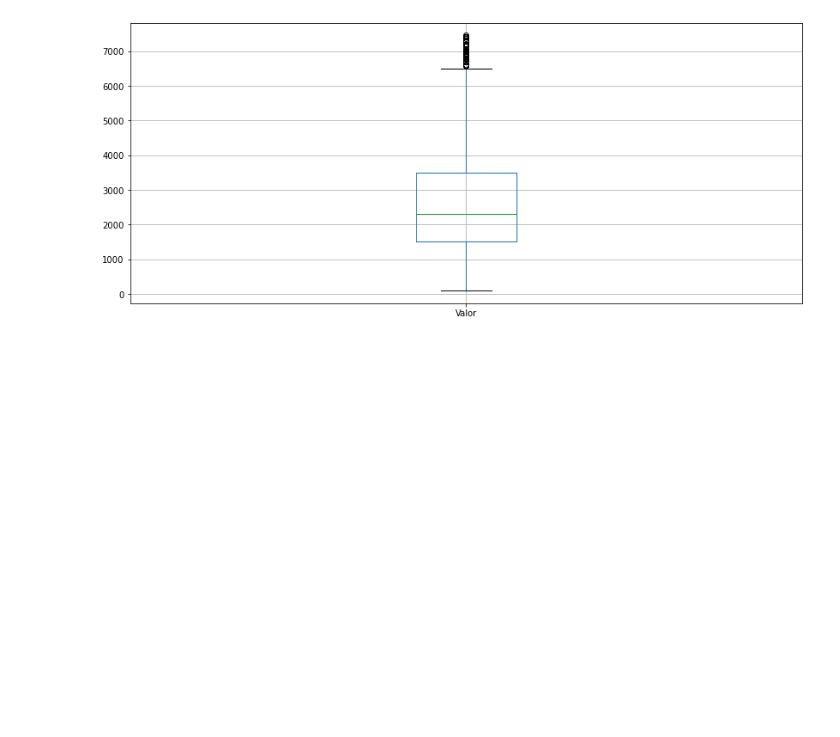
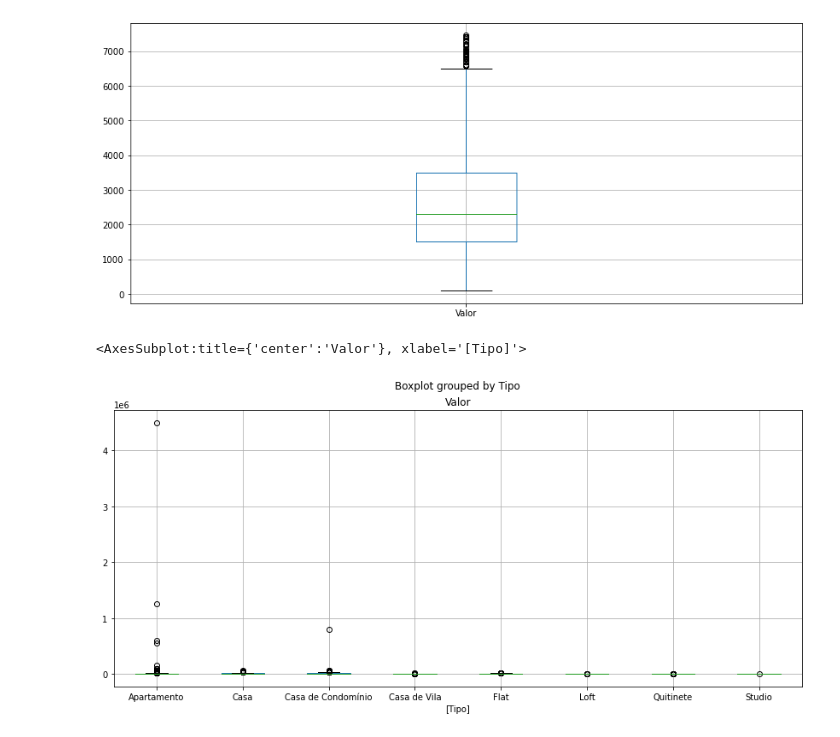
Before and after one commit to RenanLacana/Pandas_Data-Science, a Jupyter notebook: Pandas/Removendo Outliers.ipynb, the cells around one changed output. Saved outputs shown, nothing was run; the diff lists cells and outputs as text; code cells hidden in the pictures; blank space fills up the shorter version.

```diff
--- a/Pandas/Removendo Outliers.ipynb
+++ b/Pandas/Removendo Outliers.ipynb
@@ -32,3 +32,8 @@ dados_new.boxplot(['Valor'])
 # %% [output]
 <AxesSubplot:>
 [figure]
+# %%
+dados.boxplot(['Valor'], by=['Tipo'])
+# %% [output]
+<AxesSubplot:title={'center':'Valor'}, xlabel='[Tipo]'>
+[figure, added]
```
Also changed, not shown: parts of 6 cells of this notebook, 6 other files.
